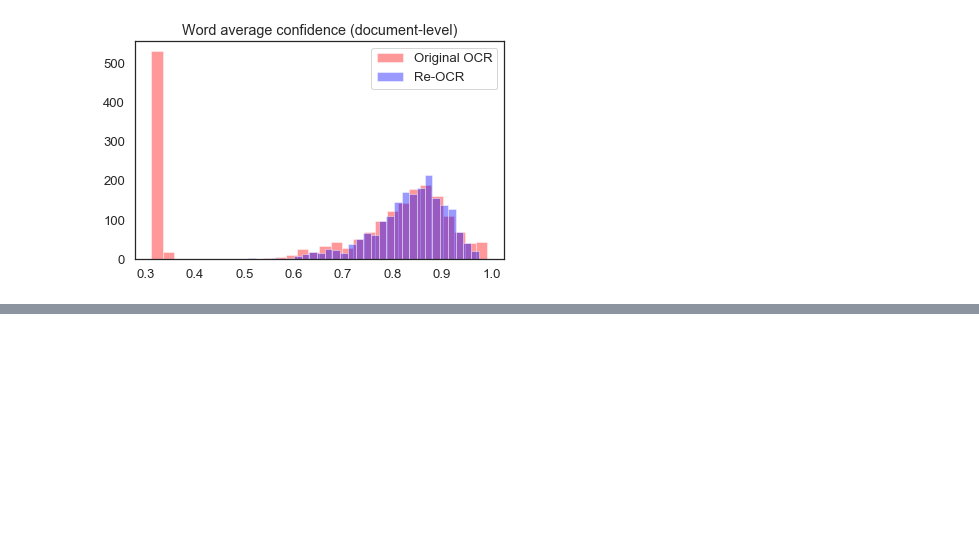
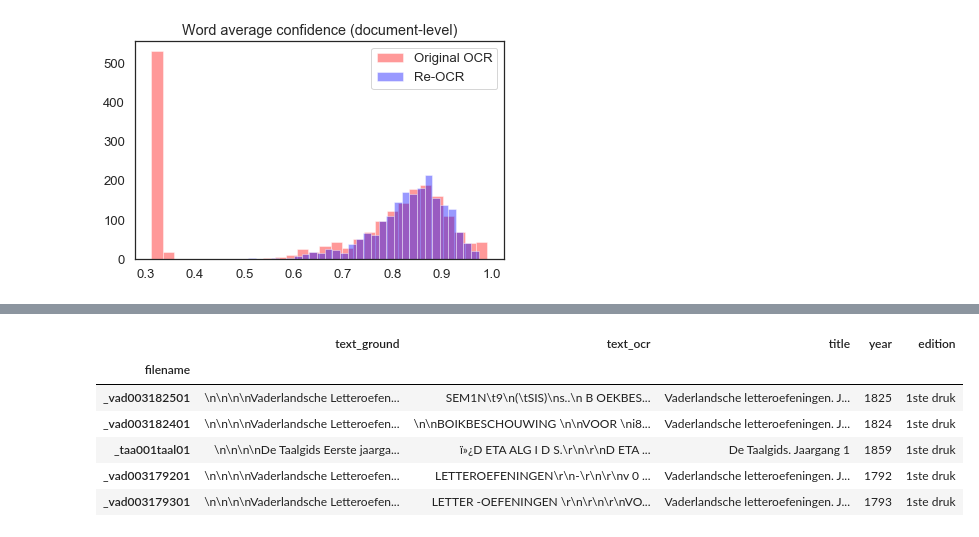
Before and after one commit to Giovanni1085/KB_OCR_impact, a Jupyter notebook: Create data frames.ipynb, the cells around one changed output, grey strips where cells are left out. Cells and saved outputs as stored; diff of their text form; code cells hidden in the pictures; blank space fills up the shorter version.

```diff
--- a/Create data frames.ipynb
+++ b/Create data frames.ipynb
@@ -187,0 +266,8 @@ full_df.to_csv("full_df.csv", compression="gzip")
+# %%
+# lastly, get the metadata in (title and year)
+
+df_meta = pd.read_csv(os.path.join(folder,metadata_file), sep=";")
+# %%
+df_meta = df_meta.rename(columns={"ti_id":"filename","titel":"title","jaar":"year","druk":"edition"})
+# %%
+df_meta = df_meta.set_index("filename")
@@ -187,0 +284,14 @@ full_df.to_csv("full_df.csv", compression="gzip")
+# %%
+full_df = pd.concat([df_ground, df_ocr], join="inner", axis=1)
+full_df.head()
+full_df = pd.concat([full_df, df_meta], join="inner", axis=1)
+# %%
+full_df.head()
+# %% [output]
+|  | text_ground | text_ocr | title | year | edition |
+| filename |  |  |  |  |  |
+| _vad003182501 | \n\n\n\nVaderlandsche Letteroefen... | SEM1N\t9\n(\tSIS)\ns..\n B OEKBES... | Vaderlandsche letteroefeningen. J... | 1825 | 1ste druk |
+| _vad003182401 | \n\n\n\nVaderlandsche Letteroefen... | \n\nBOIKBESCHOUWING \n\nVOOR \ni8... | Vaderlandsche letteroefeningen. J... | 1824 | 1ste druk |
+| _taa001taal01 | \n\n\n\nDe Taalgids Eerste jaarga... | ï»¿D ETA ALG I D S.\r\n\r\nD ETA ... | De Taalgids. Jaargang 1 | 1859 | 1ste druk |
+| _vad003179201 | \n\n\n\nVaderlandsche Letteroefen... | LETTEROEFENINGEN\r\n-\r\n\r\nv 0 ... | Vaderlandsche letteroefeningen. J... | 1792 | 1ste druk |
+| _vad003179301 | \n\n\n\nVaderlandsche Letteroefen... | LETTER -OEFENINGEN \r\n\r\n\r\nVO... | Vaderlandsche letteroefeningen. J... | 1793 | 1ste druk |
```
Also changed, not shown: parts of 19 cells of this notebook, 1 other file.
